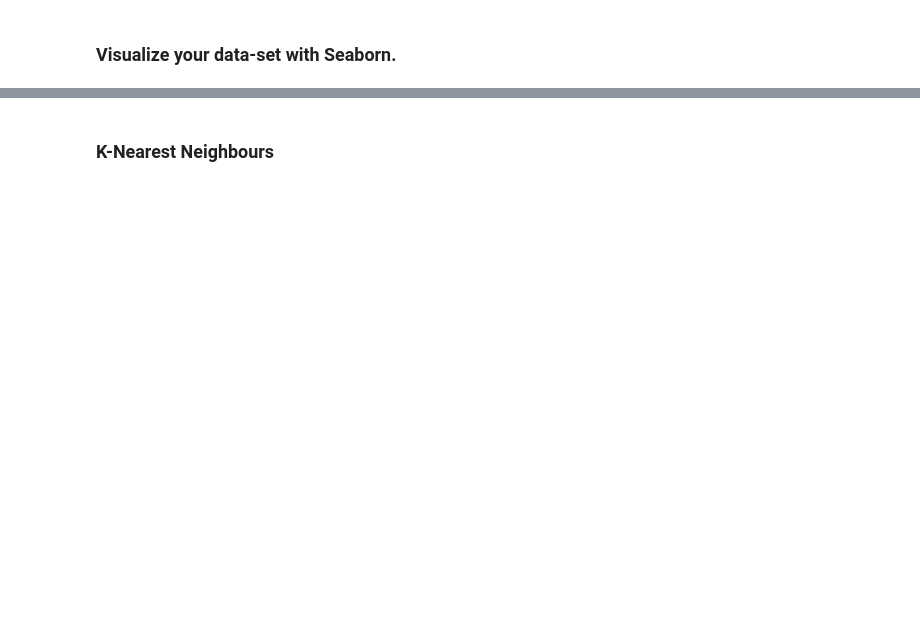
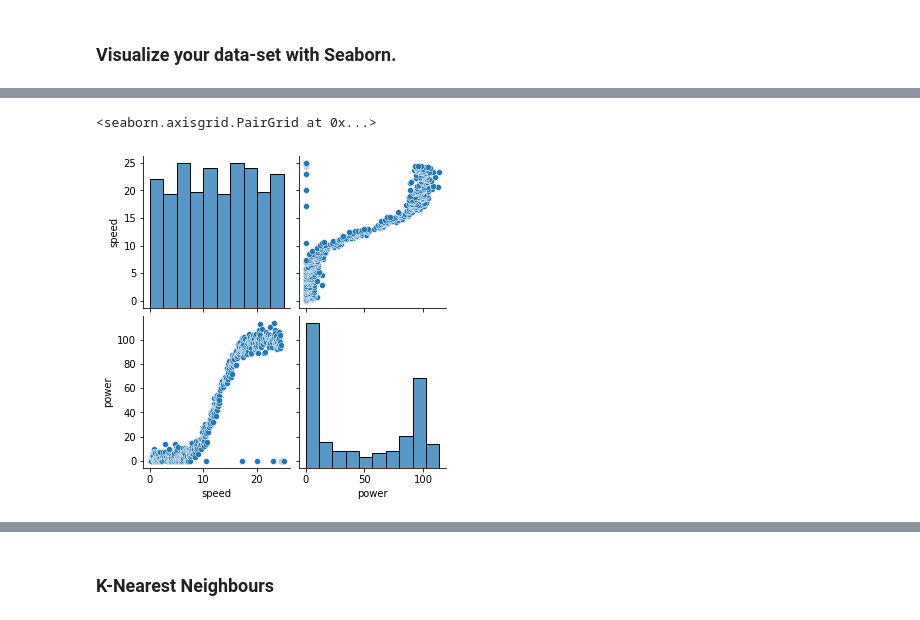
Before and after one commit to daithimarkham/Machine-Learning-Project, a Jupyter notebook: Powerproduction.ipynb, the cells around one changed output, grey strips where cells are left out. Drawn from its saved outputs; the diff is of its cells as text; code cells hidden in the pictures; blank space fills up the shorter version.

```diff
--- a/Powerproduction.ipynb
+++ b/Powerproduction.ipynb
@@ -207,0 +253,6 @@ Index(['speed', 'power'], dtype='object')
+# %%
+# Plot data
+sns.pairplot(ds)
+# %% [output]
+<seaborn.axisgrid.PairGrid at 0x...>
+[figure, added]
```
Also changed, not shown: parts of 37 cells of this notebook.
